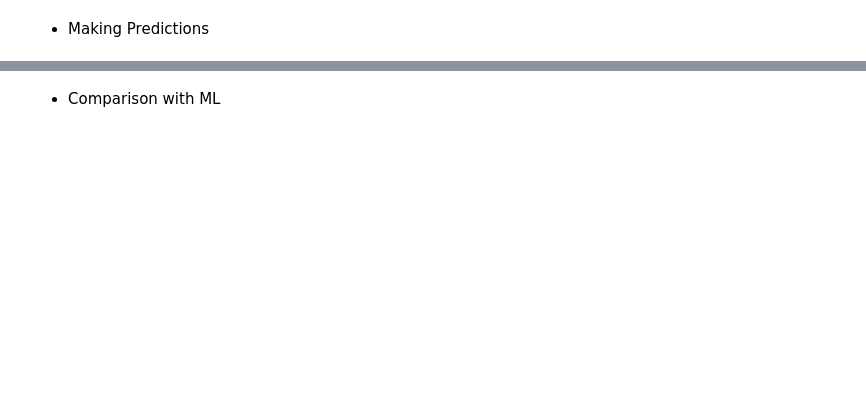
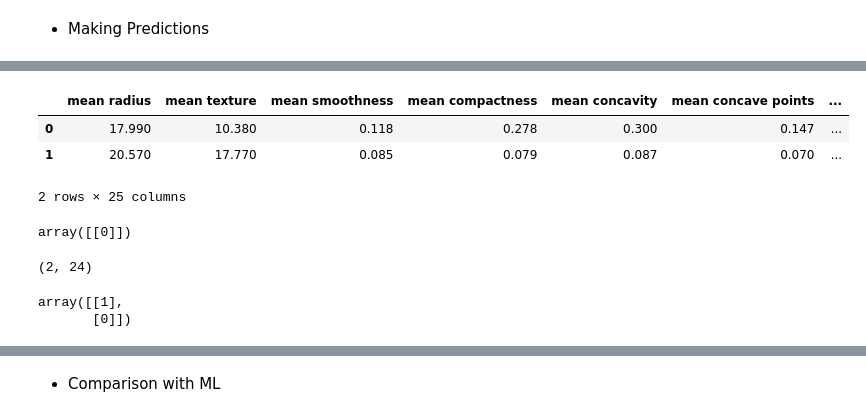
Before and after one commit to Ertugrul-Kurubal/Deep-Learning, a Jupyter notebook: In Class/3-Keras Classification In Class 4.ipynb, the cells around one changed output, grey strips where cells are left out. Saved outputs shown, nothing was run; the diff lists cells and outputs as text; code cells hidden in the pictures; blank space fills up the shorter version.

```diff
--- a/In Class/3-Keras Classification In Class 4.ipynb
+++ b/In Class/3-Keras Classification In Class 4.ipynb
@@ -269,0 +364,7 @@ from tensorflow.keras.layers import Dropout
+# %%
+df.head(2)
+# %% [output]
+|  | mean radius | mean texture | mean smoothness | mean compactness | mean concavity | mean concave points | ... |
+| 0 | 17.990 | 10.380 | 0.118 | 0.278 | 0.300 | 0.147 | ... |
+| 1 | 20.570 | 17.770 | 0.085 | 0.079 | 0.087 | 0.070 | ... |
+2 rows × 25 columns
@@ -269,0 +375,4 @@ from tensorflow.keras.layers import Dropout
+# %%
+model.predict_classes(new_data1)
+# %% [output]
+array([[0]])
@@ -269,0 +383,4 @@ from tensorflow.keras.layers import Dropout
+# %%
+new_data3.shape
+# %% [output]
+(2, 24)
@@ -269,0 +389,5 @@ from tensorflow.keras.layers import Dropout
+# %%
+model.predict_classes(new_data3)
+# %% [output]
+array([[1],
+       [0]])
```
Also changed, not shown: parts of 20 cells of this notebook.
